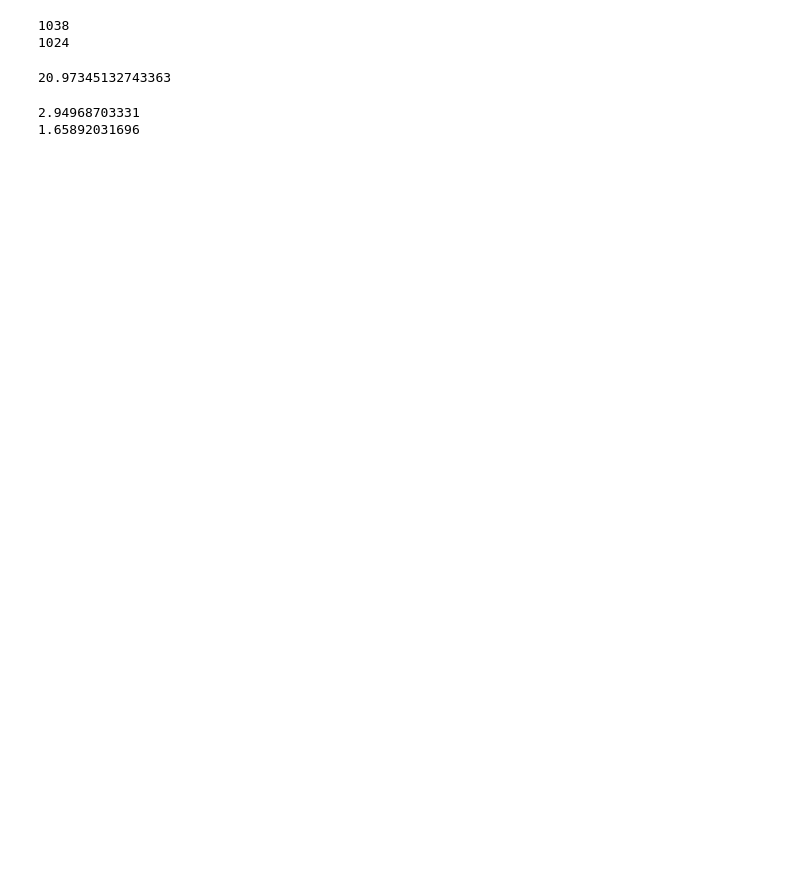
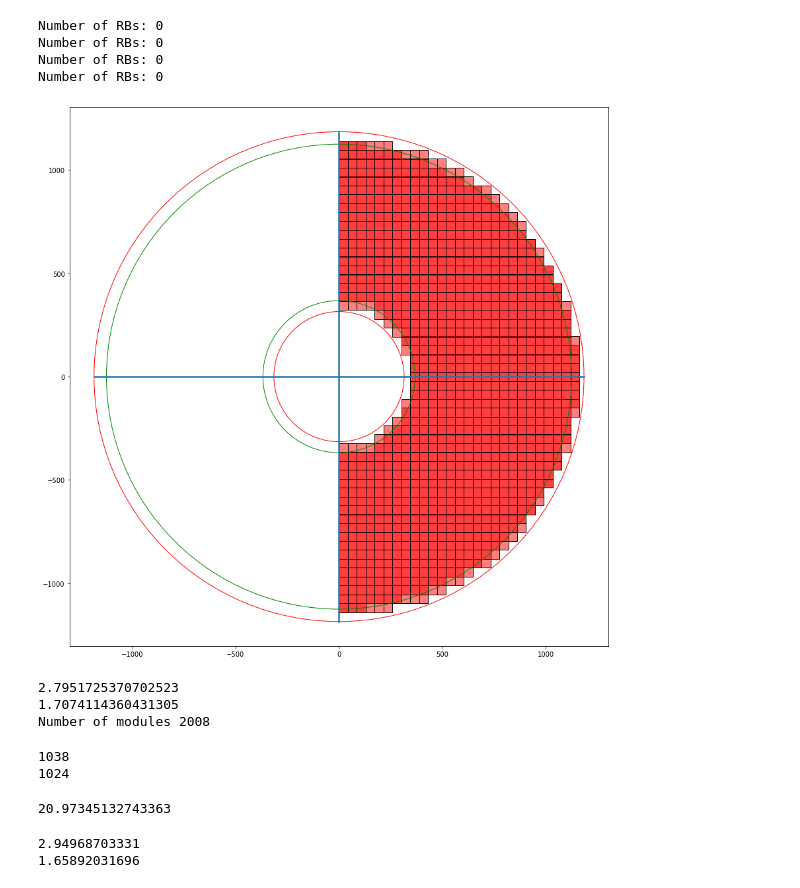
Before and after one commit to yashmehra028/ETL-Copy, a Jupyter notebook: coverage.ipynb, the cells around one changed output. Cells and saved outputs as stored; diff of their text form; code cells hidden in the pictures; blank space fills up the shorter version.

```diff
--- a/coverage.ipynb
+++ b/coverage.ipynb
@@ -187,7 +219,7 @@ outer = plt.Circle((0, 0), 1185,fill=None, edgecolor='r')
 
 modules = []
 
-modules += fillDee(-56.5-14.75-((56.5+29.5)*15),0)[0]
+modules += fillDee(0,-module_y-PB_y/2-((module_y+PB_y)*15), showRB=True, showPB=True, honesty='High', PB='right')[0]
 
 plt.gca().add_patch(inner)
 plt.gca().add_patch(outer)
@@ -220,3 +245,52 @@ SyntaxError: Missing parentheses in call to 'print'. Did you mean print(r_min)?
+# %%
+inner = plt.Circle((0, 0), 315,fill=None, edgecolor='r')
+outer = plt.Circle((0, 0), 1185,fill=None, edgecolor='r')
+
+modules = []
+
+modules += fillDee(0,-module_y/2-((module_y+PB_y)*15), xmax=1185, ymax=1185, showRB=False, showPB=False, honesty='High', PB='left', onlyActive=True)[0]
+modules += fillDee(0,-module_y-PB_y/2-((module_y+PB_y)*15), xmax=1185, ymax=1185, showRB=False, showPB=False, honesty='High', PB='left', onlyActive=True)[0]
+
+modules += fillDee(0,-module_y/2-((module_y+PB_y)*15), xmax=1185, ymax=1185, showRB=False, showPB=False, honesty='High', PB='right', onlyActive=True)[0]
+modules += fillDee(0,-module_y-PB_y/2-((module_y+PB_y)*15), xmax=1185, ymax=1185, showRB=False, showPB=False, honesty='High', PB='right', onlyActive=True)[0]
+
+
+
+plt.gca().add_patch(inner)
+plt.gca().add_patch(outer)
+for m in modules:
+    plt.gca().add_patch(m)
+
+hori = plt.Line2D((-1185, 1185), (0, 0), lw=2.5)
+vert = plt.Line2D((0, 0), (-1185, 1185), lw=2.5)
+
+plt.gca().add_line(hori)
+plt.gca().add_line(vert)
+
+coverage_inner = plt.Circle((0, 0), 368,fill=None, edgecolor='green')
+coverage_outer = plt.Circle((0, 0), 1125,fill=None, edgecolor='green')
+plt.gca().add_patch(coverage_inner)
+plt.gca().add_patch(coverage_outer)
+
+plt.axis('scaled')
+plt.show()
+
+# realistic coverage, max eta
+max_eta = getEta(368)
+# realistic coverage, min eta
+min_eta = getEta(1125)
+print (max_eta)
+print (min_eta)
+print ("Number of modules", len(modules))
+# %% [output]
+Number of RBs: 0
+Number of RBs: 0
+Number of RBs: 0
+Number of RBs: 0
+[figure, added]
+2.7951725370702523
+1.7074114360431305
+Number of modules 2008
 # %%
 print 2*sum([0, 0, 6, 12, 15, 18, 20, 21, 23, 24, 25, 26, 21, 20, 19, 19, 19, 20, 21, 26, 25, 24, 23, 21, 20, 18, 15, 12, 6, 0])
 print 2*sum([0, 0, 0, 10, 14, 17, 19, 21, 22, 23, 24, 25, 22, 20, 20, 19, 19, 20, 20, 22, 25, 24, 23, 22, 21, 19, 17, 14, 10, 0])
```
Also changed, not shown: parts of 14 cells of this notebook, 1 other file.
